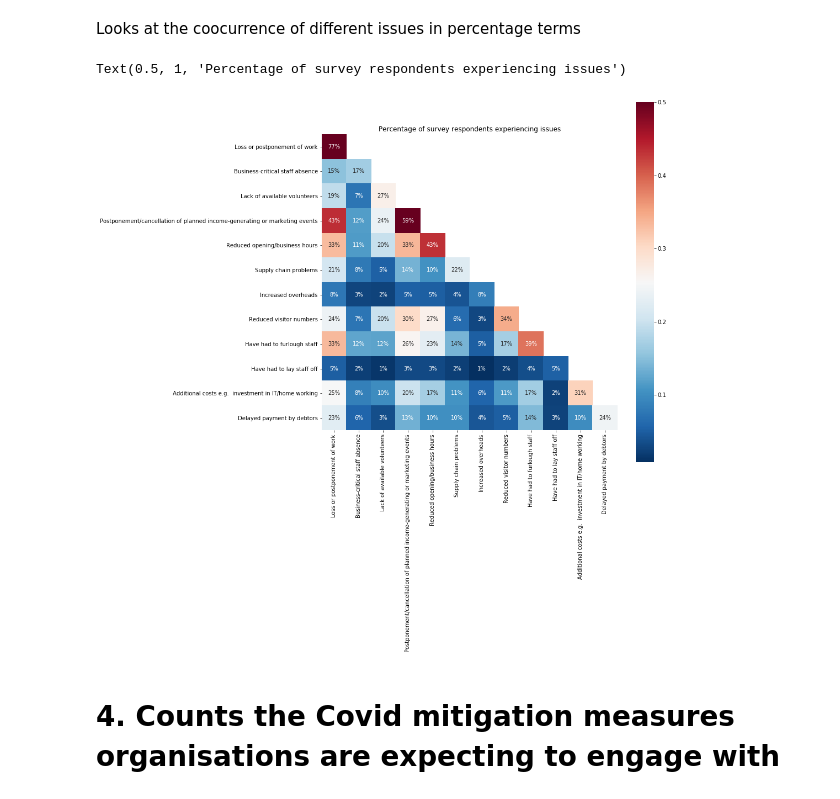
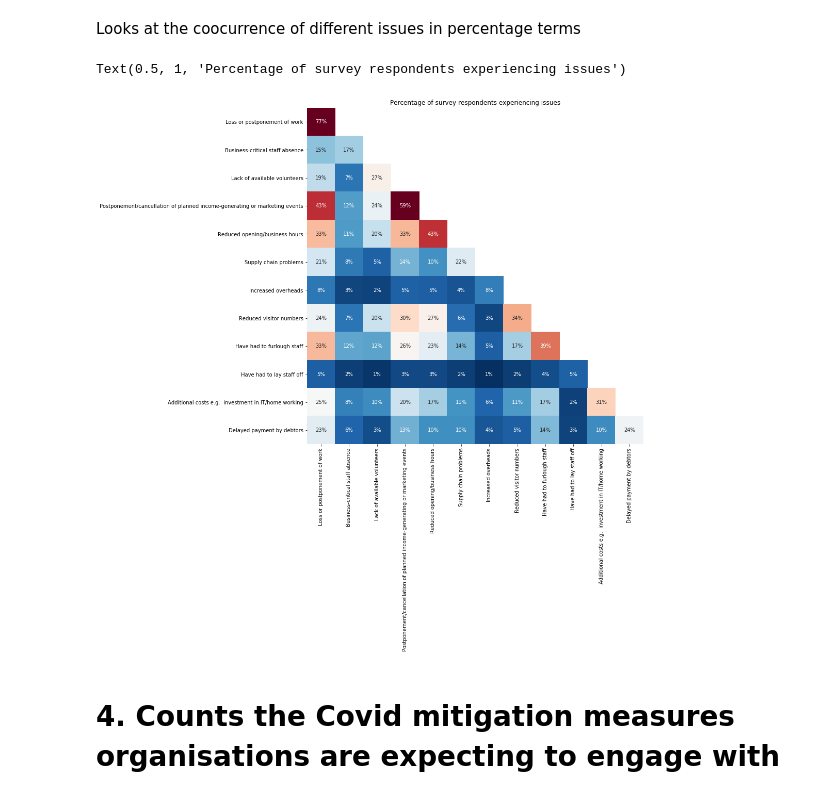
Before and after one commit to johnardavies/Analysis_of_effects_of_covid_in_uk_heritage_sector, a Jupyter notebook: Covid_heritage.ipynb, the cells around one changed output. Cells and saved outputs as stored; diff of their text form; code cells hidden in the pictures.

Commit message:
removes legend

```diff
--- a/Covid_heritage.ipynb
+++ b/Covid_heritage.ipynb
@@ -252,20 +252,20 @@ Looks at the coocurrence of different issues in percentage terms
 # %%
 #Calculates coocurrence which is a symmetric matrix, with the diagonal being the % of respondents reporting the category
 results=cross_count(df[Effects])
 
 #converts to proportion terms
 results=(results/sample_size)
 
 #Creates a mask to hide the upper triangle excluding the diagonal by having k=1
 matrix = np.triu(results, k=1)
 
 #Plots the heatmap with seaborn
 fig, ax = plt.subplots(figsize=(12,12))
-sns.heatmap(results, annot=True,ax=ax, mask=matrix,  cmap ='RdBu_r', vmax=0.5, square=True, fmt='.0%')
+sns.heatmap(results, annot=True,ax=ax, mask=matrix,  cmap ='RdBu_r', vmax=0.5, square=True, fmt='.0%', cbar=False)
 ax.set_title('Percentage of survey respondents experiencing issues')
 # %% [output]
 Text(0.5, 1, 'Percentage of survey respondents experiencing issues')
-[figure, old version]
+[figure, new version]
 # %% [markdown]
 # 4. Counts the Covid mitigation measures organisations are expecting to engage with
 # %%
```
Also changed, not shown: parts of 1 cell of this notebook.
